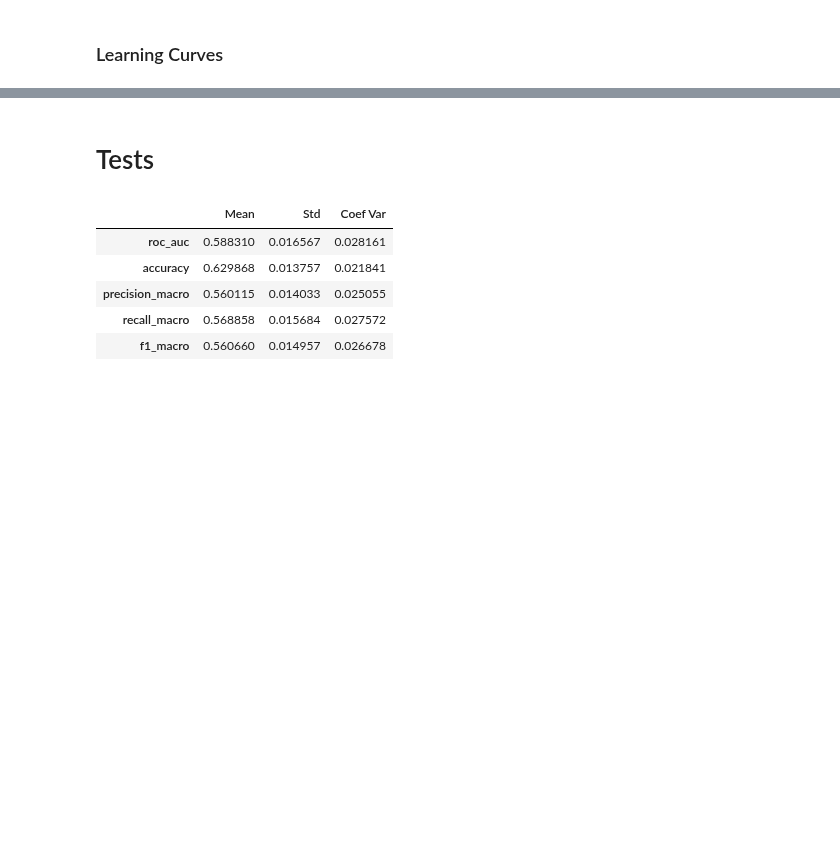
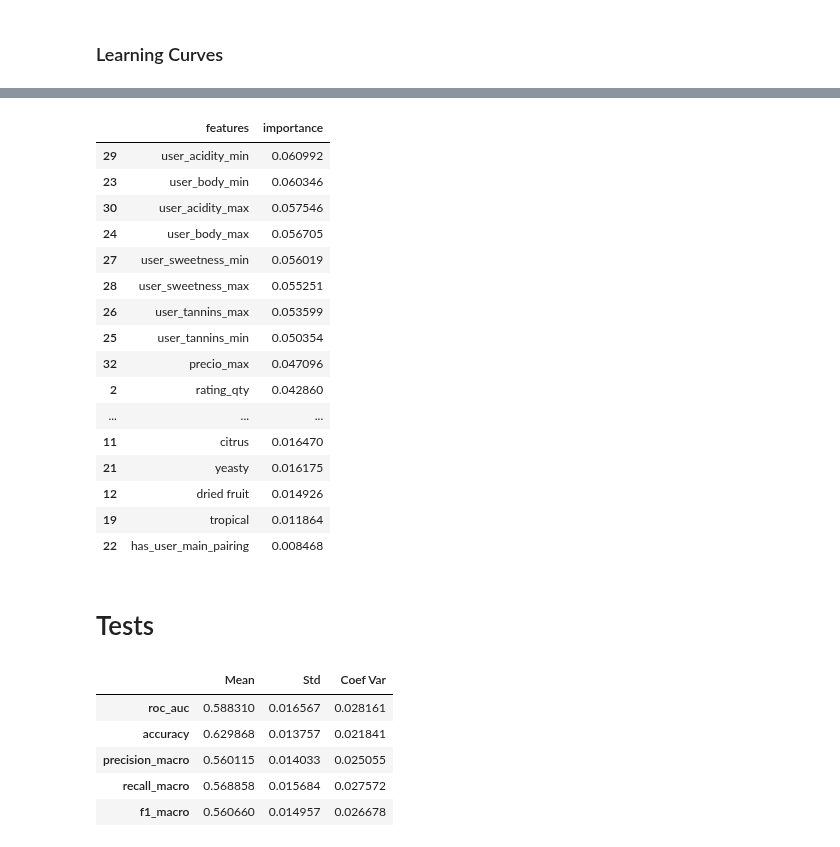
Before and after one commit to Tino27Gut/WineRecommendation, a Jupyter notebook: src/models/random_forest.ipynb, the cells around one changed output, grey strips where cells are left out. Cells and saved outputs as stored; diff of their text form; code cells hidden in the pictures; blank space fills up the shorter version.

```diff
--- a/src/models/random_forest.ipynb
+++ b/src/models/random_forest.ipynb
@@ -318,0 +329,26 @@ mod_prep.plot_learning_curves(
+# %%
+rf_model = RandomForestClassifier(n_estimators=100, random_state=42)
+rf_model.fit(X, y)
+feature_importance = pd.DataFrame({
+    "features": X.columns,
+    "importance": rf_model.feature_importances_
+}).sort_values(by="importance", ascending=False)
+feature_importance
+# %% [output]
+|  | features | importance |
+| 29 | user_acidity_min | 0.060992 |
+| 23 | user_body_min | 0.060346 |
+| 30 | user_acidity_max | 0.057546 |
+| 24 | user_body_max | 0.056705 |
+| 27 | user_sweetness_min | 0.056019 |
+| 28 | user_sweetness_max | 0.055251 |
+| 26 | user_tannins_max | 0.053599 |
+| 25 | user_tannins_min | 0.050354 |
+| 32 | precio_max | 0.047096 |
+| 2 | rating_qty | 0.042860 |
+| ... | ... | ... |
+| 11 | citrus | 0.016470 |
+| 21 | yeasty | 0.016175 |
+| 12 | dried fruit | 0.014926 |
+| 19 | tropical | 0.011864 |
+| 22 | has_user_main_pairing | 0.008468 |
```
Also changed, not shown: parts of 8 cells of this notebook.
